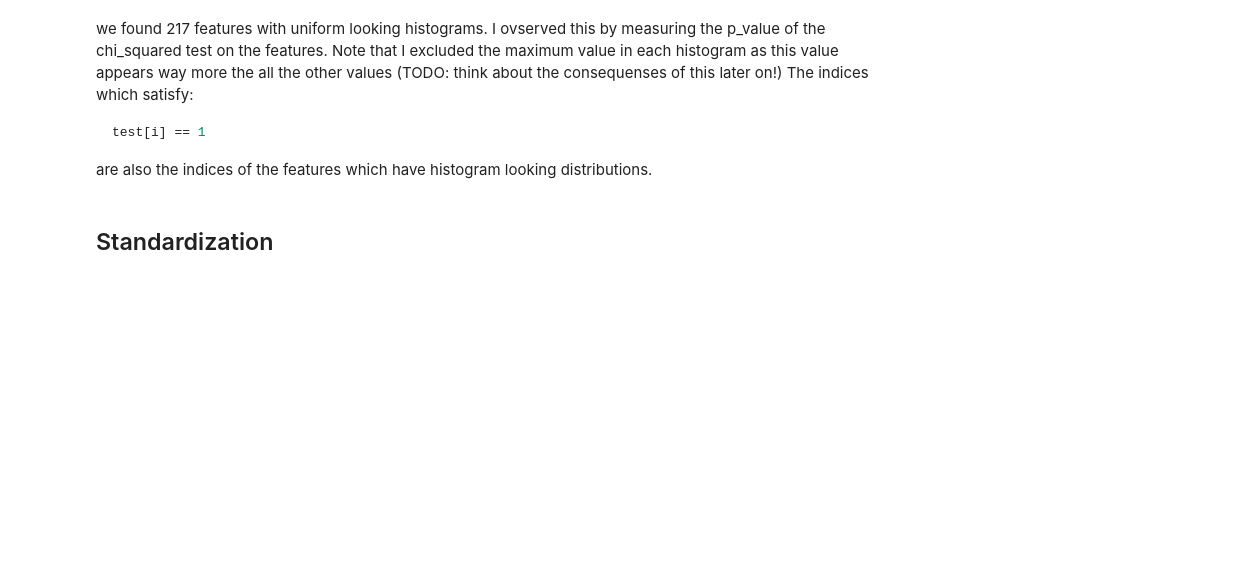
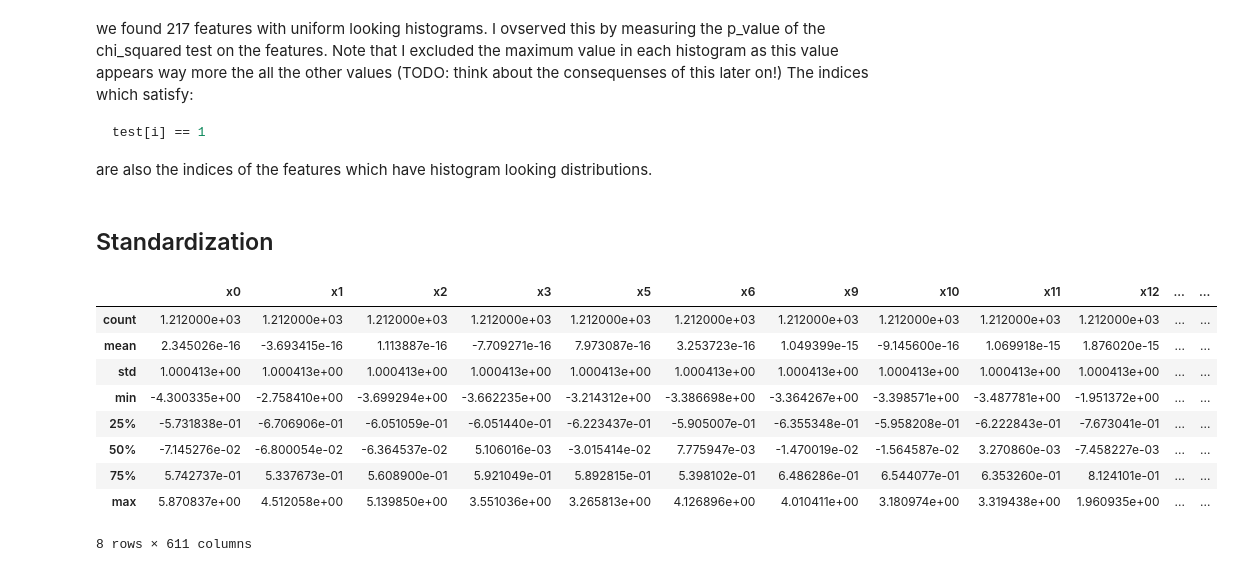
Before and after one commit to tim99fn/aml, a Jupyter notebook: data_inspection.ipynb, the cells around one changed output. Saved outputs shown, nothing was run; the diff lists cells and outputs as text; code cells hidden in the pictures; blank space fills up the shorter version.

```diff
--- a/data_inspection.ipynb
+++ b/data_inspection.ipynb
@@ -142,3 +142,16 @@ std_scaler = StandardScaler()
 # fit and transform the data
 x_train = pd.DataFrame(std_scaler.fit_transform(x_train), columns=x_train.columns)
 x_test = pd.DataFrame(std_scaler.fit_transform(x_test), columns=x_test.columns)
+# %%
+x_train.describe()
+# %% [output]
+|  | x0 | x1 | x2 | x3 | x5 | x6 | x9 | x10 | x11 | x12 | ... | ... |
+| count | 1.212000e+03 | 1.212000e+03 | 1.212000e+03 | 1.212000e+03 | 1.212000e+03 | 1.212000e+03 | 1.212000e+03 | 1.212000e+03 | 1.212000e+03 | 1.212000e+03 | ... | ... |
+| mean | 2.345026e-16 | -3.693415e-16 | 1.113887e-16 | -7.709271e-16 | 7.973087e-16 | 3.253723e-16 | 1.049399e-15 | -9.145600e-16 | 1.069918e-15 | 1.876020e-15 | ... | ... |
+| std | 1.000413e+00 | 1.000413e+00 | 1.000413e+00 | 1.000413e+00 | 1.000413e+00 | 1.000413e+00 | 1.000413e+00 | 1.000413e+00 | 1.000413e+00 | 1.000413e+00 | ... | ... |
+| min | -4.300335e+00 | -2.758410e+00 | -3.699294e+00 | -3.662235e+00 | -3.214312e+00 | -3.386698e+00 | -3.364267e+00 | -3.398571e+00 | -3.487781e+00 | -1.951372e+00 | ... | ... |
+| 25% | -5.731838e-01 | -6.706906e-01 | -6.051059e-01 | -6.051440e-01 | -6.223437e-01 | -5.905007e-01 | -6.355348e-01 | -5.958208e-01 | -6.222843e-01 | -7.673041e-01 | ... | ... |
+| 50% | -7.145276e-02 | -6.800054e-02 | -6.364537e-02 | 5.106016e-03 | -3.015414e-02 | 7.775947e-03 | -1.470019e-02 | -1.564587e-02 | 3.270860e-03 | -7.458227e-03 | ... | ... |
+| 75% | 5.742737e-01 | 5.337673e-01 | 5.608900e-01 | 5.921049e-01 | 5.892815e-01 | 5.398102e-01 | 6.486286e-01 | 6.544077e-01 | 6.353260e-01 | 8.124101e-01 | ... | ... |
+| max | 5.870837e+00 | 4.512058e+00 | 5.139850e+00 | 3.551036e+00 | 3.265813e+00 | 4.126896e+00 | 4.010411e+00 | 3.180974e+00 | 3.319438e+00 | 1.960935e+00 | ... | ... |
+8 rows × 611 columns
```
Also changed, not shown: 3 other files.
